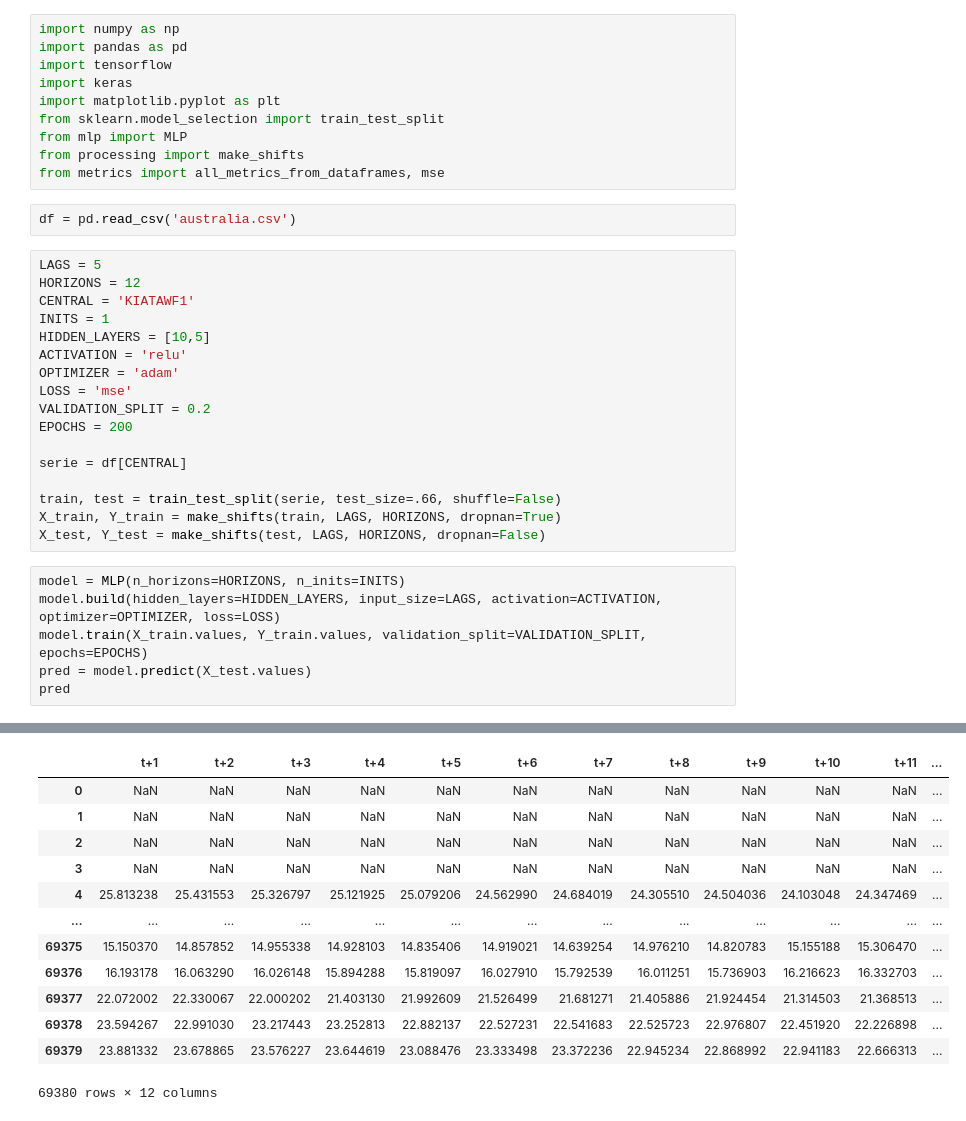
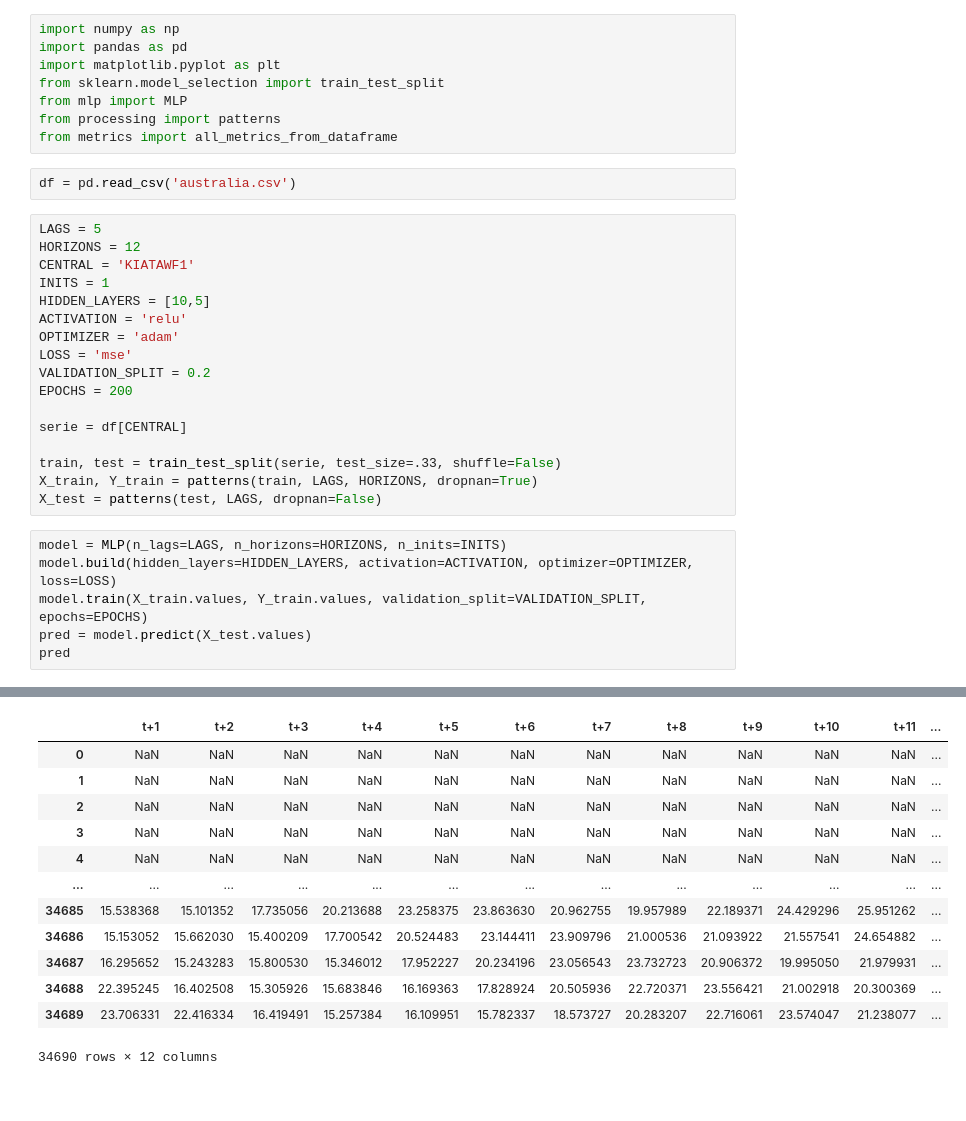
Before and after one commit to vitorp4/Data-Science, a Jupyter notebook: Regressão com MLP (serie temporal)/MLP (time series).ipynb, the cells around one changed output, grey strips where cells are left out. Saved outputs shown, nothing was run; the diff lists cells and outputs as text.

```diff
--- a/Regressão com MLP (serie temporal)/MLP (time series).ipynb
+++ b/Regressão com MLP (serie temporal)/MLP (time series).ipynb
@@ -1,13 +1,11 @@
 # %%
 import numpy as np
 import pandas as pd
-import tensorflow
-import keras
 import matplotlib.pyplot as plt
 from sklearn.model_selection import train_test_split
 from mlp import MLP
-from processing import make_shifts
-from metrics import all_metrics_from_dataframes, mse
+from processing import patterns
+from metrics import all_metrics_from_dataframe
 # %%
 df = pd.read_csv('australia.csv')
 # %%
@@ -24,12 +22,12 @@ EPOCHS = 200
 
 serie = df[CENTRAL]
 
-train, test = train_test_split(serie, test_size=.66, shuffle=False)
-X_train, Y_train = make_shifts(train, LAGS, HORIZONS, dropnan=True)
-X_test, Y_test = make_shifts(test, LAGS, HORIZONS, dropnan=False)
+train, test = train_test_split(serie, test_size=.33, shuffle=False)
+X_train, Y_train = patterns(train, LAGS, HORIZONS, dropnan=True)
+X_test = patterns(test, LAGS, dropnan=False)
 # %%
-model = MLP(n_horizons=HORIZONS, n_inits=INITS)
-model.build(hidden_layers=HIDDEN_LAYERS, input_size=LAGS, activation=ACTIVATION, optimizer=OPTIMIZER, loss=LOSS)
+model = MLP(n_lags=LAGS, n_horizons=HORIZONS, n_inits=INITS)
+model.build(hidden_layers=HIDDEN_LAYERS, activation=ACTIVATION, optimizer=OPTIMIZER, loss=LOSS)
 model.train(X_train.values, Y_train.values, validation_split=VALIDATION_SPLIT, epochs=EPOCHS)
 pred = model.predict(X_test.values)
 pred
@@ -54,13 +52,13 @@ Epoch 73/200
 |  | t+1 | t+2 | t+3 | t+4 | t+5 | t+6 | t+7 | t+8 | t+9 | t+10 | t+11 | ... |
 | 0 | NaN | NaN | NaN | NaN | NaN | NaN | NaN | NaN | NaN | NaN | NaN | ... |
 | 1 | NaN | NaN | NaN | NaN | NaN | NaN | NaN | NaN | NaN | NaN | NaN | ... |
 | 2 | NaN | NaN | NaN | NaN | NaN | NaN | NaN | NaN | NaN | NaN | NaN | ... |
 | 3 | NaN | NaN | NaN | NaN | NaN | NaN | NaN | NaN | NaN | NaN | NaN | ... |
-| 4 | 25.813238 | 25.431553 | 25.326797 | 25.121925 | 25.079206 | 24.562990 | 24.684019 | 24.305510 | 24.504036 | 24.103048 | 24.347469 | ... |
+| 4 | NaN | NaN | NaN | NaN | NaN | NaN | NaN | NaN | NaN | NaN | NaN | ... |
 | ... | ... | ... | ... | ... | ... | ... | ... | ... | ... | ... | ... | ... |
-| 69375 | 15.150370 | 14.857852 | 14.955338 | 14.928103 | 14.835406 | 14.919021 | 14.639254 | 14.976210 | 14.820783 | 15.155188 | 15.306470 | ... |
-| 69376 | 16.193178 | 16.063290 | 16.026148 | 15.894288 | 15.819097 | 16.027910 | 15.792539 | 16.011251 | 15.736903 | 16.216623 | 16.332703 | ... |
-| 69377 | 22.072002 | 22.330067 | 22.000202 | 21.403130 | 21.992609 | 21.526499 | 21.681271 | 21.405886 | 21.924454 | 21.314503 | 21.368513 | ... |
-| 69378 | 23.594267 | 22.991030 | 23.217443 | 23.252813 | 22.882137 | 22.527231 | 22.541683 | 22.525723 | 22.976807 | 22.451920 | 22.226898 | ... |
-| 69379 | 23.881332 | 23.678865 | 23.576227 | 23.644619 | 23.088476 | 23.333498 | 23.372236 | 22.945234 | 22.868992 | 22.941183 | 22.666313 | ... |
+| 34685 | 15.538368 | 15.101352 | 17.735056 | 20.213688 | 23.258375 | 23.863630 | 20.962755 | 19.957989 | 22.189371 | 24.429296 | 25.951262 | ... |
+| 34686 | 15.153052 | 15.662030 | 15.400209 | 17.700542 | 20.524483 | 23.144411 | 23.909796 | 21.000536 | 21.093922 | 21.557541 | 24.654882 | ... |
+| 34687 | 16.295652 | 15.243283 | 15.800530 | 15.346012 | 17.952227 | 20.234196 | 23.056543 | 23.732723 | 20.906372 | 19.995050 | 21.979931 | ... |
+| 34688 | 22.395245 | 16.402508 | 15.305926 | 15.683846 | 16.169363 | 17.828924 | 20.505936 | 22.720371 | 23.556421 | 21.002918 | 20.300369 | ... |
+| 34689 | 23.706331 | 22.416334 | 16.419491 | 15.257384 | 16.109951 | 15.782337 | 18.573727 | 20.283207 | 22.716061 | 23.574047 | 21.238077 | ... |
-69380 rows × 12 columns
+34690 rows × 12 columns
```
Also changed, not shown: parts of 9 cells of this notebook, 3 other files.
